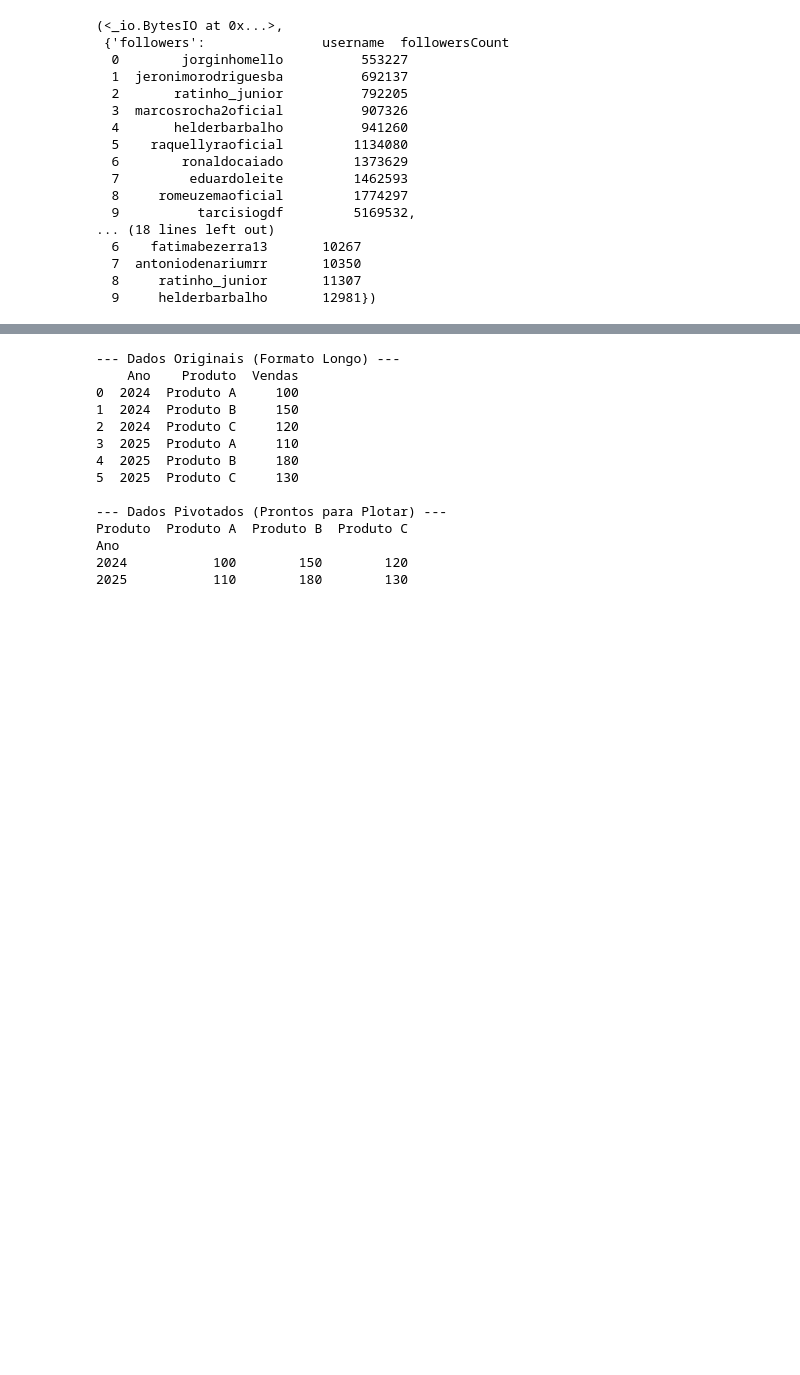
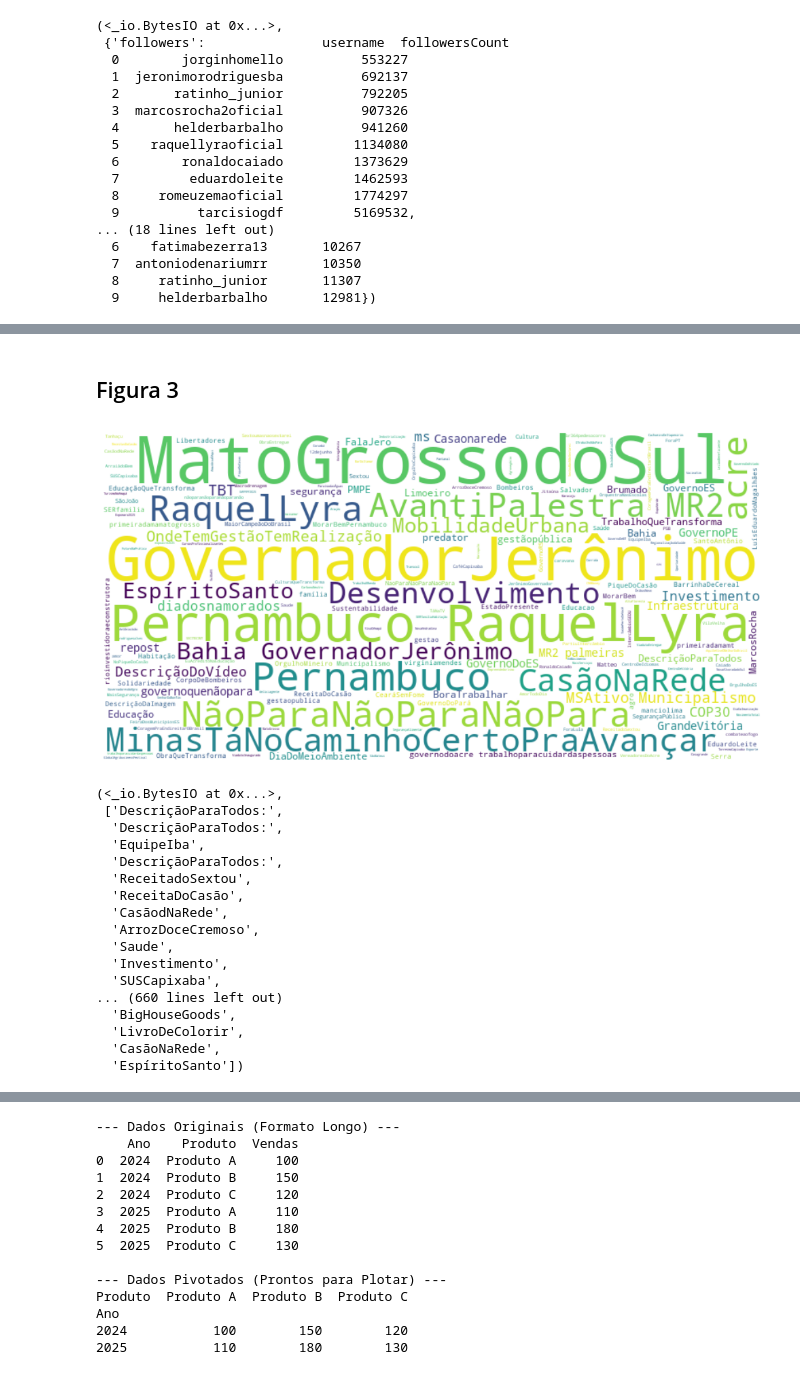
Before and after one commit to Vini0606/Aplica-o-Web-AI-Social-, a Jupyter notebook: notebooks/conteúdo.ipynb, the cells around one changed output, grey strips where cells are left out. Drawn from its saved outputs; the diff is of its cells as text; code cells hidden in the pictures; blank space fills up the shorter version.

```diff
--- a/notebooks/conteúdo.ipynb
+++ b/notebooks/conteúdo.ipynb
@@ -290,0 +550,65 @@ Figura 'graficos_de_barras_destacados.png' gerada com sucesso.
+# %% [markdown]
+## Figura 3
+# %%
+from wordcloud import WordCloud
+import matplotlib.pyplot as plt
+
+def plotarFigura3():
+
+    def plotarNuvemPalavras():
+
+        lista_unica = []
+
+        for sublista in df_posts['hashtags']:
+            for item in sublista:
+                lista_unica.append(item)
+
+        # Seu texto aqui
+        texto = " ".join(lista_unica)
+
+        # Criar o objeto WordCloud
+        nuvem_palavras = WordCloud(width=800, height=400, background_color="white").generate(texto)
+
+        return nuvem_palavras, lista_unica
+
+    nuvem_palavras, hashtags = plotarNuvemPalavras()
+
+    # Exibir a imagem gerada
+    plt.figure(figsize=(10, 10))
+    plt.imshow(nuvem_palavras, interpolation='bilinear')
+    plt.axis("off") # Remove os eixos
+
+    # --- 6. Finalização e Exibição/Salvamento da Figura ---
+    plt.tight_layout(rect=[0, 0, 1, 0.96]) # Ajusta o layout para evitar sobreposição
+
+    buffer = io.BytesIO()
+
+    # Para salvar a figura em um arquivo
+    plt.savefig(buffer, format='png', dpi=300)
+
+    plt.show()
+
+    buffer.seek(0)
+
+    return buffer, hashtags
+
+plotarFigura3()
+# %% [output]
+[figure, added]
+(<_io.BytesIO at 0x...>,
+ ['DescriçãoParaTodos:',
+  'DescriçãoParaTodos:',
+  'EquipeIba',
+  'DescriçãoParaTodos:',
+  'ReceitadoSextou',
+  'ReceitaDoCasão',
+  'CasãodNaRede',
+  'ArrozDoceCremoso',
+  'Saude',
+  'Investimento',
+  'SUSCapixaba',
+... (660 lines left out)
+  'BigHouseGoods',
+  'LivroDeColorir',
+  'CasãoNaRede',
+  'EspíritoSanto'])
```
Also changed, not shown: parts of 14 cells of this notebook, 5 other files.
